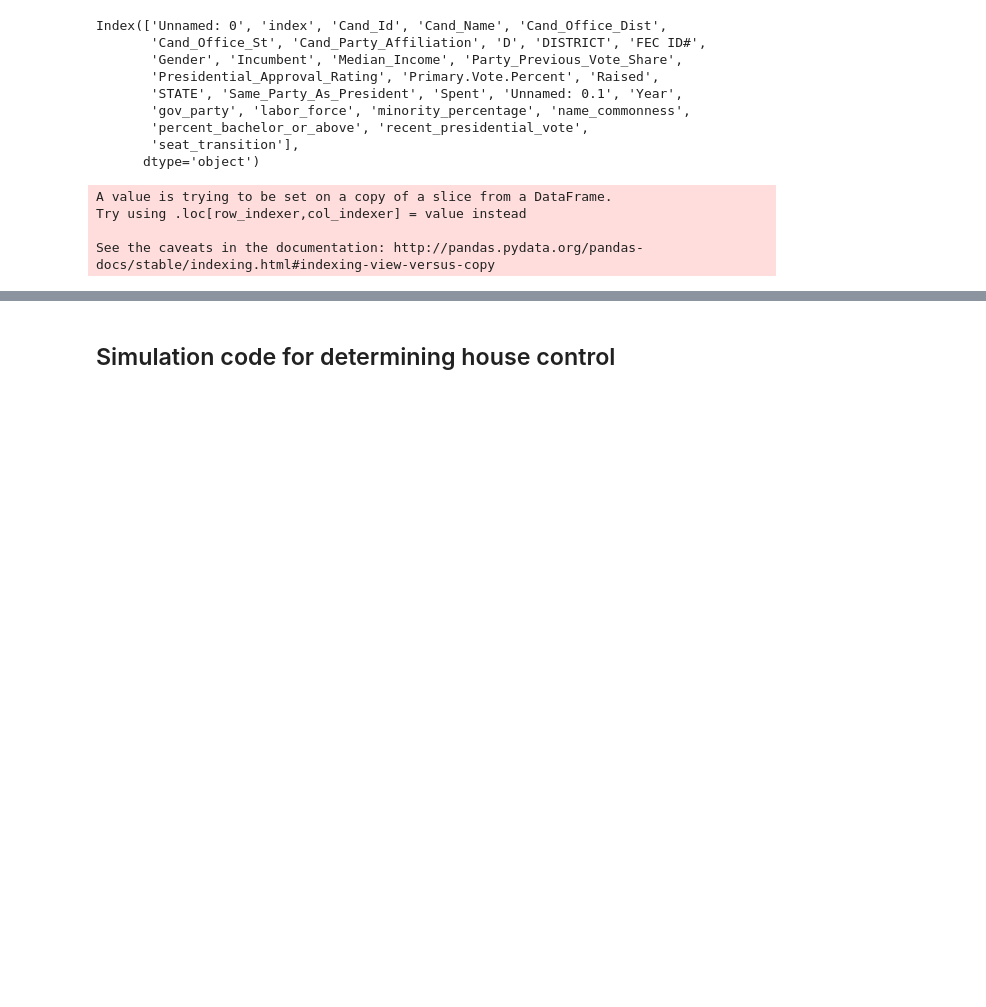
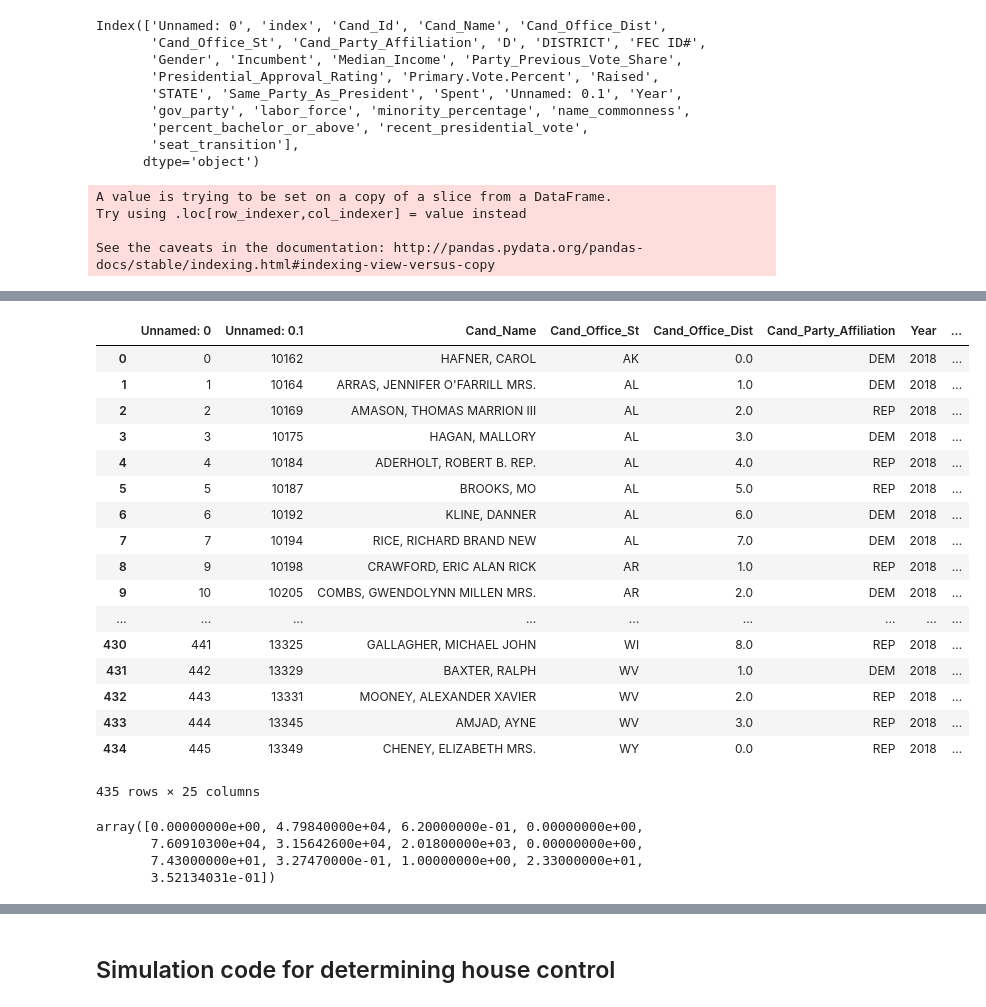
Before and after one commit to vnkn17/Stat195_Code, a Jupyter notebook: Thomas.ipynb, the cells around one changed output, grey strips where cells are left out. Cells and saved outputs as stored; diff of their text form; code cells hidden in the pictures; blank space fills up the shorter version.

```diff
--- a/Thomas.ipynb
+++ b/Thomas.ipynb
@@ -10,7 +10,9 @@ from sklearn.linear_model import LogisticRegression
 elec_2010 = pd.read_csv("Agg_2010.csv")
 elec_2012 = pd.read_csv("Agg_2012.csv")
 elec_2016 = pd.read_csv("Agg_2016.csv")
+elec_2018 = pd.read_csv("Agg_2018.csv")
 elec_final = pd.read_csv("Final_Aggregated.csv")
+cand_names = pd.read_csv("Primary_Vote_Percentages_Candidates - Sheet3.csv")
 # %%
 elec_final.columns
 # %% [output]
@@ -24,7 +26,7 @@ Index(['Unnamed: 0', 'index', 'Cand_Id', 'Cand_Name', 'Cand_Office_Dist',
        'seat_transition'],
       dtype='object')
 # %%
-X = elec_final[['Incumbent', 'Median_Income', 'Presidential_Approval_Rating', 'Primary.Vote.Percent', 'Raised', 'Same_Party_As_President', 'Spent', 'Year', 'gov_party', 'labor_force', 'minority_percentage', 'name_commonness', 'percent_bachelor_or_above', 'recent_presidential_vote']]
+X = elec_final[['Incumbent', 'Median_Income', 'Presidential_Approval_Rating', 'Primary.Vote.Percent', 'Year', 'gov_party', 'labor_force', 'minority_percentage', 'percent_bachelor_or_above', 'recent_presidential_vote']]
 X['gov_party'] = (X['gov_party'] == 'DEM').astype('int')
 
 # coding democrats as 1 and republicans as 0
@@ -35,6 +37,8 @@ X = X.drop(elec_final[elec_final['Cand_Office_St'].isin(['AS', 'GU'])].values[:,
 Y = Y.drop(elec_final[elec_final['Cand_Office_St'].isin(['AS', 'GU'])].values[:,0])
 X.replace('character(0)', 0, inplace = True)
 X['labor_force'] = X['labor_force'].astype('float64')
+train_indices = X['Year'] != 2016
+test_indices = X['Year'] == 2016
 # %% [output]
 A value is trying to be set on a copy of a slice from a DataFrame.
 Try using .loc[row_indexer,col_indexer] = value instead
@@ -52,0 +62,14 @@ X_train, X_test, y_train, y_test = train_test_split(X, Y, test_size = .2)
+# %%
+X_train = X
+X_test = elec_2018[['Incumbent', 'Median_Income', 'Presidential_Approval_Rating', 'Primary.Vote.Percent', 'Year', 'gov_party', 'labor_force', 'minority_percentage', 'percent_bachelor_or_above', 'recent_presidential_vote']]
+X_test['gov_party'] = (X_test['gov_party'] == 'DEM').astype('int')
+
+X_test.replace('character(0)', 0, inplace = True)
+X_test['labor_force'] = X_test['labor_force'].astype('float64')
+X_test = X_test.values.astype('float64')
+# mean imputation on all columns
+means = np.nanmean(X_test, axis = 0)
+for m in range(len(means)):
+    X_test[np.isnan(X_test[:,m]), m] = means[m]
+
+y_train = Y
@@ -69,0 +113,5 @@ print (clf2.score(X_test, y_test))
+# %%
+preds = clf2.predict_proba(X_test)
+elec_2018['Rep_prob'] = preds[:,0]
+elec_2018['Dem_prob'] = preds[:,1]
+elec_2018['Cand_Office_Dist'] = elec_2018['Cand_Office_Dist'].astype('int')
@@ -69,0 +135,28 @@ print (clf2.score(X_test, y_test))
+# %%
+elec_2018
+# %% [output]
+|  | Unnamed: 0 | Unnamed: 0.1 | Cand_Name | Cand_Office_St | Cand_Office_Dist | Cand_Party_Affiliation | Year | ... |
+| 0 | 0 | 10162 | HAFNER, CAROL | AK | 0.0 | DEM | 2018 | ... |
+| 1 | 1 | 10164 | ARRAS, JENNIFER O'FARRILL MRS. | AL | 1.0 | DEM | 2018 | ... |
+| 2 | 2 | 10169 | AMASON, THOMAS MARRION III | AL | 2.0 | REP | 2018 | ... |
+| 3 | 3 | 10175 | HAGAN, MALLORY | AL | 3.0 | DEM | 2018 | ... |
+| 4 | 4 | 10184 | ADERHOLT, ROBERT B. REP. | AL | 4.0 | REP | 2018 | ... |
+| 5 | 5 | 10187 | BROOKS, MO | AL | 5.0 | REP | 2018 | ... |
+| 6 | 6 | 10192 | KLINE, DANNER | AL | 6.0 | DEM | 2018 | ... |
+| 7 | 7 | 10194 | RICE, RICHARD BRAND NEW | AL | 7.0 | DEM | 2018 | ... |
+| 8 | 9 | 10198 | CRAWFORD, ERIC ALAN RICK | AR | 1.0 | REP | 2018 | ... |
+| 9 | 10 | 10205 | COMBS, GWENDOLYNN MILLEN MRS. | AR | 2.0 | DEM | 2018 | ... |
+| ... | ... | ... | ... | ... | ... | ... | ... | ... |
+| 430 | 441 | 13325 | GALLAGHER, MICHAEL JOHN | WI | 8.0 | REP | 2018 | ... |
+| 431 | 442 | 13329 | BAXTER, RALPH | WV | 1.0 | DEM | 2018 | ... |
+| 432 | 443 | 13331 | MOONEY, ALEXANDER XAVIER | WV | 2.0 | REP | 2018 | ... |
+| 433 | 444 | 13345 | AMJAD, AYNE | WV | 3.0 | REP | 2018 | ... |
+| 434 | 445 | 13349 | CHENEY, ELIZABETH MRS. | WY | 0.0 | REP | 2018 | ... |
+435 rows × 25 columns
+# %%
+X_test[1]
+# %% [output]
+array([0.00000000e+00, 4.79840000e+04, 6.20000000e-01, 0.00000000e+00,
+       7.60910300e+04, 3.15642600e+04, 2.01800000e+03, 0.00000000e+00,
+       7.43000000e+01, 3.27470000e-01, 1.00000000e+00, 2.33000000e+01,
+       3.52134031e-01])
```
Also changed, not shown: parts of 38 cells of this notebook, 2 other files.
